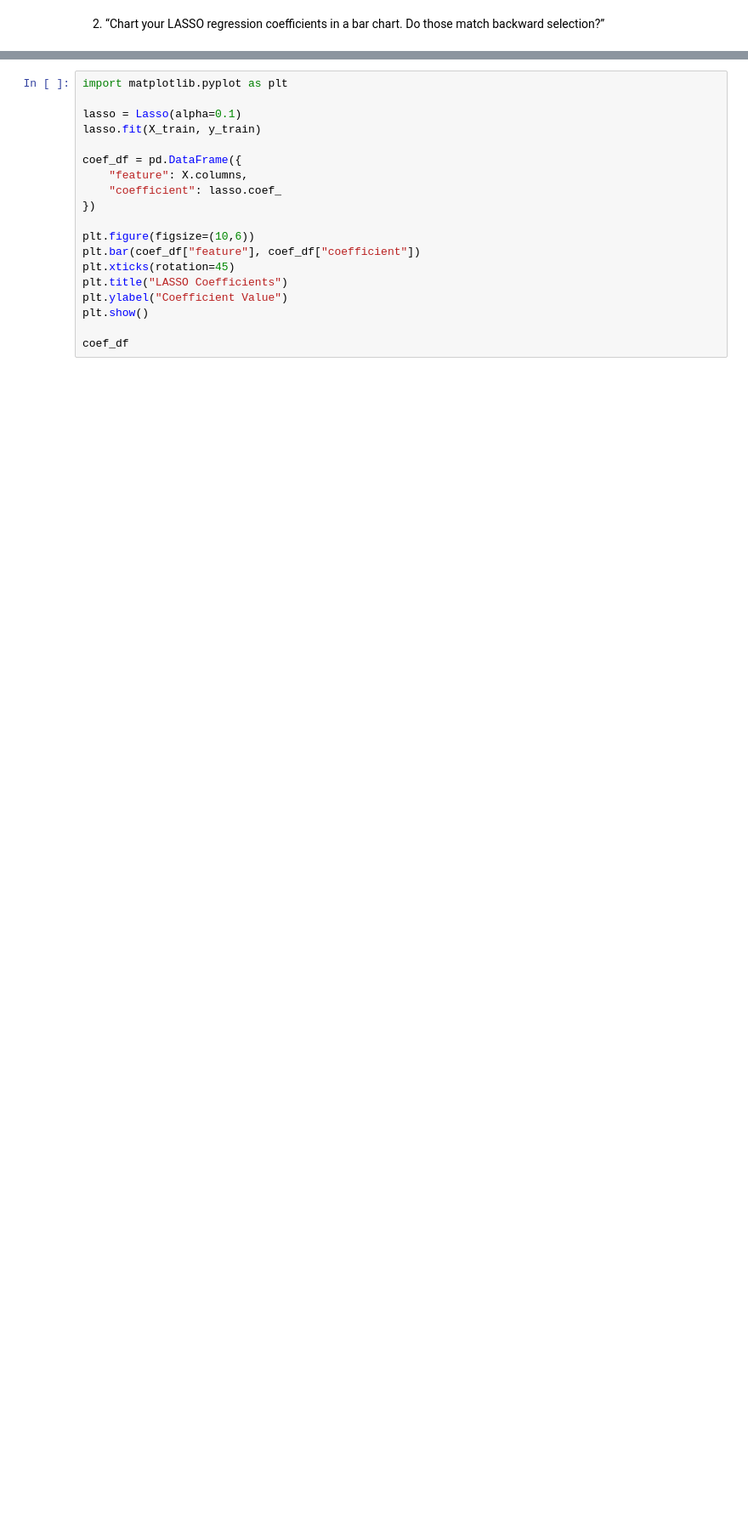
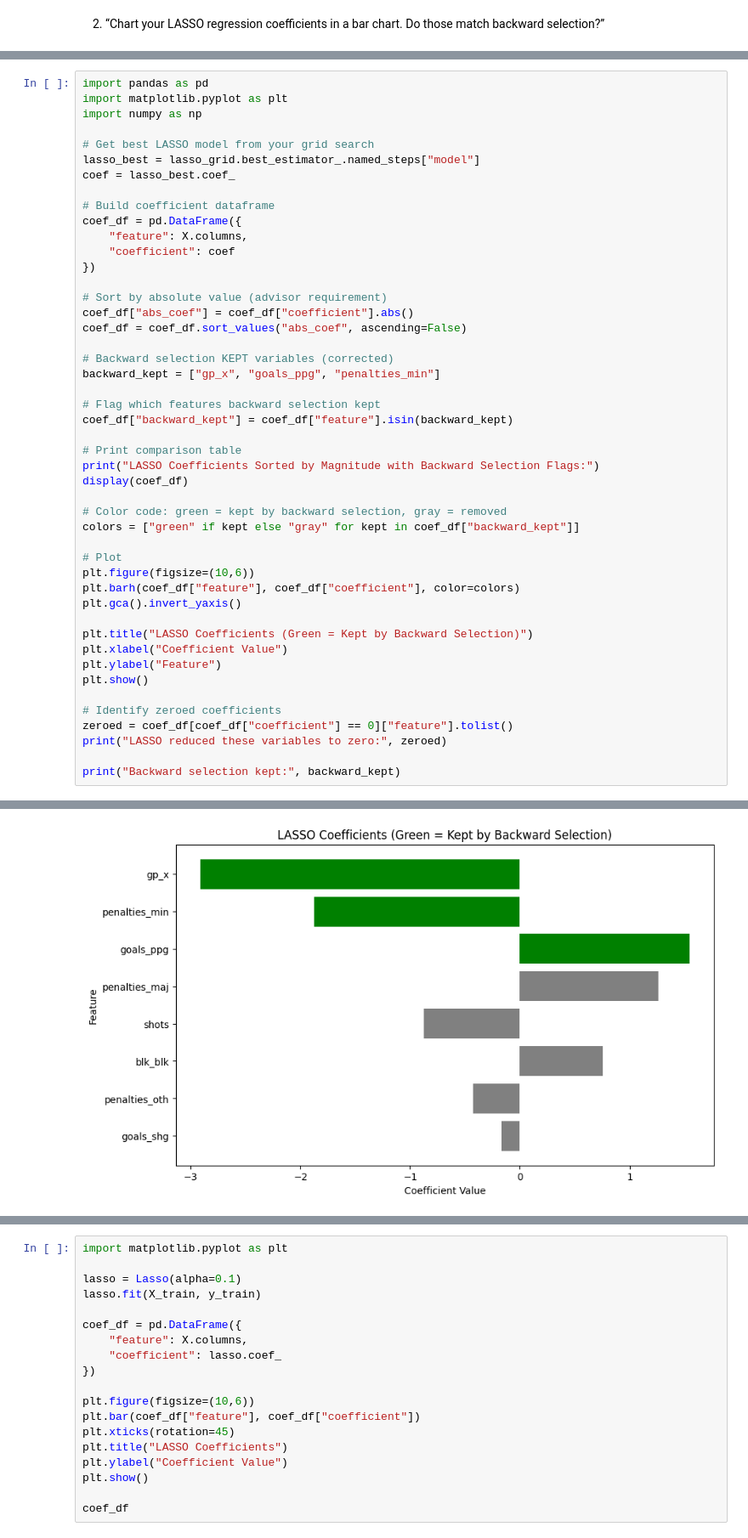
Before and after one commit to Clarkson-Applied-Data-Science/2026_01_ia690_jimu_capstone, a Jupyter notebook: capstone project.ipynb, the cells around one changed output, grey strips where cells are left out. Shown at 85% size. Saved outputs shown, nothing was run; the diff lists cells and outputs as text; blank space fills up the shorter version.

Commit message:
TensorFlow and Table of contents
taking all the model results and best overall performance

```diff
--- a/capstone project.ipynb
+++ b/capstone project.ipynb
@@ -842,0 +791,48 @@ Backward selection removed: ['gp_x', 'goals_ppg', 'penalties_min']
+# %%
+import pandas as pd
+import matplotlib.pyplot as plt
+import numpy as np
+
+# Get best LASSO model from your grid search
+lasso_best = lasso_grid.best_estimator_.named_steps["model"]
+coef = lasso_best.coef_
+
+# Build coefficient dataframe
+coef_df = pd.DataFrame({
+    "feature": X.columns,
+    "coefficient": coef
+})
+
+# Sort by absolute value (advisor requirement)
+coef_df["abs_coef"] = coef_df["coefficient"].abs()
+coef_df = coef_df.sort_values("abs_coef", ascending=False)
+
+# Backward selection KEPT variables (corrected)
+backward_kept = ["gp_x", "goals_ppg", "penalties_min"]
+
+# Flag which features backward selection kept
+coef_df["backward_kept"] = coef_df["feature"].isin(backward_kept)
+
+# Print comparison table
+print("LASSO Coefficients Sorted by Magnitude with Backward Selection Flags:")
+display(coef_df)
+
+# Color code: green = kept by backward selection, gray = removed
+colors = ["green" if kept else "gray" for kept in coef_df["backward_kept"]]
+
+# Plot
+plt.figure(figsize=(10,6))
+plt.barh(coef_df["feature"], coef_df["coefficient"], color=colors)
+plt.gca().invert_yaxis()
+
+plt.title("LASSO Coefficients (Green = Kept by Backward Selection)")
+plt.xlabel("Coefficient Value")
+plt.ylabel("Feature")
+plt.show()
+
+# Identify zeroed coefficients
+zeroed = coef_df[coef_df["coefficient"] == 0]["feature"].tolist()
+print("LASSO reduced these variables to zero:", zeroed)
+
+print("Backward selection kept:", backward_kept)
+# %% [output]
@@ -842,0 +849 @@ Backward selection removed: ['gp_x', 'goals_ppg', 'penalties_min']
+[figure, added]
```
Also changed, not shown: parts of 22 cells of this notebook, 3 other files.
